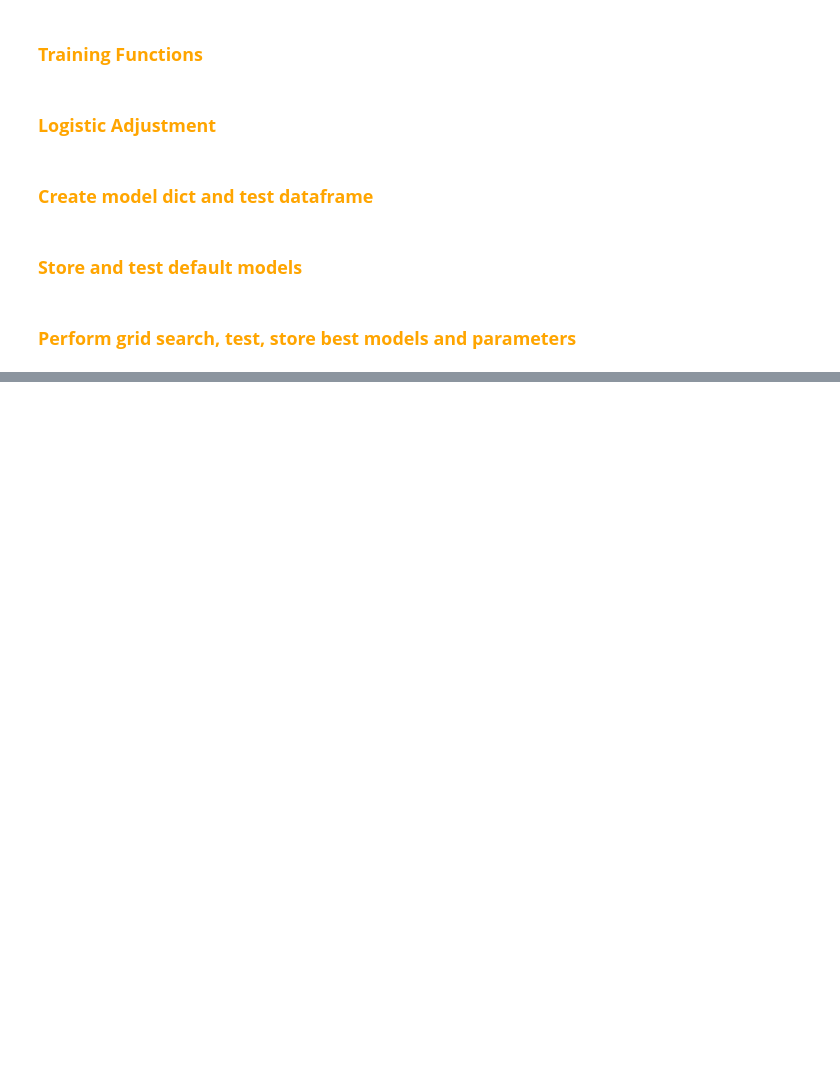
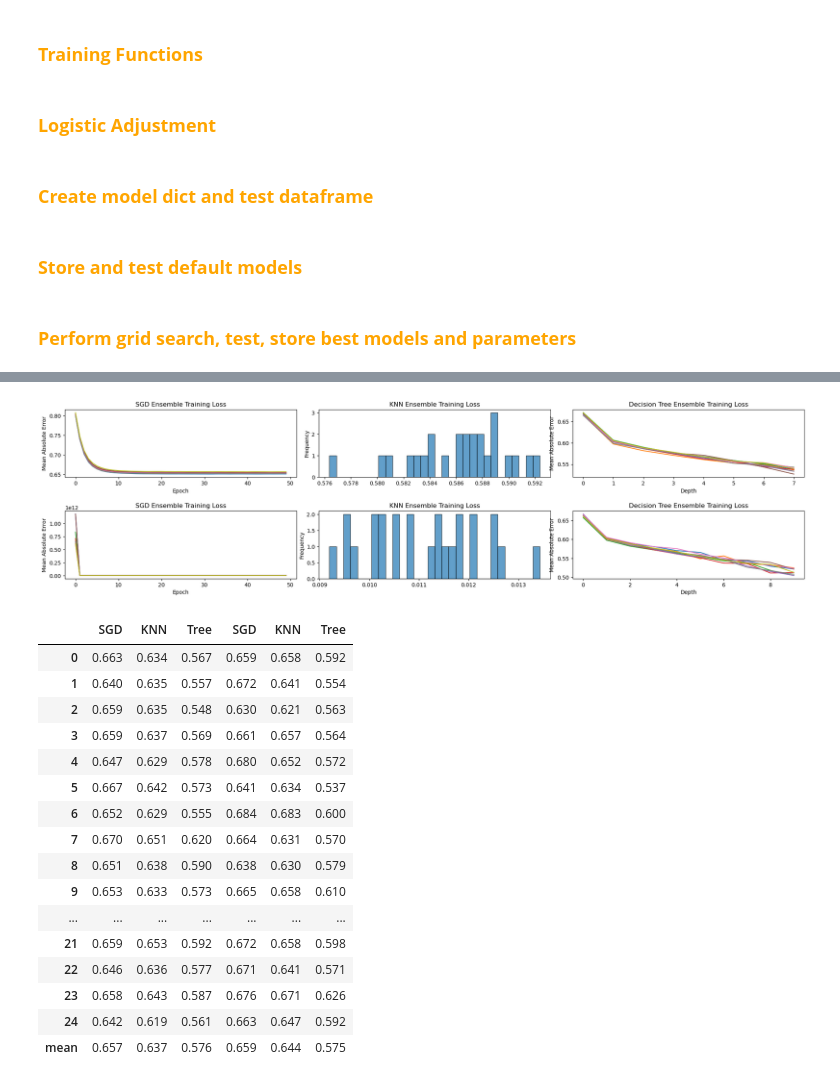
Before and after one commit to Yan-Tavares/ML_Projects, a Jupyter notebook: Final Project/main.ipynb, the cells around one changed output, grey strips where cells are left out. Saved outputs shown, nothing was run; the diff lists cells and outputs as text; code cells hidden in the pictures; blank space fills up the shorter version.

Commit message:
modified:   Final Project/decision_tree 	modified:   Final Project/main.ipynb

```diff
--- a/Final Project/main.ipynb
+++ b/Final Project/main.ipynb
@@ -501,0 +611,66 @@ print(Ensemble_val_loss)
+# %%
+fig, ax = plt.subplots(2, 3, figsize=(20, 5))
+plt.tight_layout()
+plt.subplots_adjust(hspace=0.5)
+
+for loss_values in models_training_loss_SGD_1[::3]: # Plot every 3rd model
+    ax[0, 0].plot(loss_values)
+
+ax[0, 0].set_ylabel('Mean Absolute Error')
+ax[0, 0].set_title('SGD Ensemble Training Loss')
+ax[0, 0].set_xlabel('Epoch')
+
+
+for loss_values in models_training_loss_SGD_2[::3]: # Plot every 3rd model
+    ax[1, 0].plot(loss_values)
+
+ax[1, 0].set_ylabel('Mean Absolute Error')
+ax[1, 0].set_title('SGD Ensemble Training Loss')
+ax[1, 0].set_xlabel('Epoch')
+
+ax[0, 1].hist([value[0] for value in models_training_loss_KNN_1], bins=30, edgecolor='k', alpha=0.7)
+ax[0, 1].set_title('KNN Ensemble Training Loss')
+ax[0, 1].set_ylabel('Frequency')
+
+
+ax[1, 1].hist([value[0] for value in models_training_loss_KNN_2], bins=30, edgecolor='k', alpha=0.7)
+ax[1, 1].set_title('KNN Ensemble Training Loss')
+ax[1, 1].set_ylabel('Frequency')
+
+for loss_values in models_training_loss_Tree_1[::3]: # Plot every 3rd model
+    ax[0, 2].plot(loss_values)
+
+ax[0, 2].set_ylabel('Mean Absolute Error')
+ax[0, 2].set_title('Decision Tree Ensemble Training Loss')
+ax[0, 2].set_xlabel('Depth')
+
+for loss_values in models_training_loss_Tree_2[::3]: # Plot every 3rd model
+    ax[1, 2].plot(loss_values)
+
+ax[1, 2].set_ylabel('Mean Absolute Error')
+ax[1, 2].set_title('Decision Tree Ensemble Training Loss')
+ax[1, 2].set_xlabel('Depth')
+
+plt.show()
+
+
+display(pd.concat([Ensembles_val_loss_1, Ensembles_val_loss_2],axis=1))
+# %% [output]
+[figure, added]
+|  | SGD | KNN | Tree | SGD | KNN | Tree |
+| 0 | 0.663 | 0.634 | 0.567 | 0.659 | 0.658 | 0.592 |
+| 1 | 0.640 | 0.635 | 0.557 | 0.672 | 0.641 | 0.554 |
+| 2 | 0.659 | 0.635 | 0.548 | 0.630 | 0.621 | 0.563 |
+| 3 | 0.659 | 0.637 | 0.569 | 0.661 | 0.657 | 0.564 |
+| 4 | 0.647 | 0.629 | 0.578 | 0.680 | 0.652 | 0.572 |
+| 5 | 0.667 | 0.642 | 0.573 | 0.641 | 0.634 | 0.537 |
+| 6 | 0.652 | 0.629 | 0.555 | 0.684 | 0.683 | 0.600 |
+| 7 | 0.670 | 0.651 | 0.620 | 0.664 | 0.631 | 0.570 |
+| 8 | 0.651 | 0.638 | 0.590 | 0.638 | 0.630 | 0.579 |
+| 9 | 0.653 | 0.633 | 0.573 | 0.665 | 0.658 | 0.610 |
+| ... | ... | ... | ... | ... | ... | ... |
+| 21 | 0.659 | 0.653 | 0.592 | 0.672 | 0.658 | 0.598 |
+| 22 | 0.646 | 0.636 | 0.577 | 0.671 | 0.641 | 0.571 |
+| 23 | 0.658 | 0.643 | 0.587 | 0.676 | 0.671 | 0.626 |
+| 24 | 0.642 | 0.619 | 0.561 | 0.663 | 0.647 | 0.592 |
+| mean | 0.657 | 0.637 | 0.576 | 0.659 | 0.644 | 0.575 |
```
Also changed, not shown: parts of 38 cells of this notebook, 1 other file.
